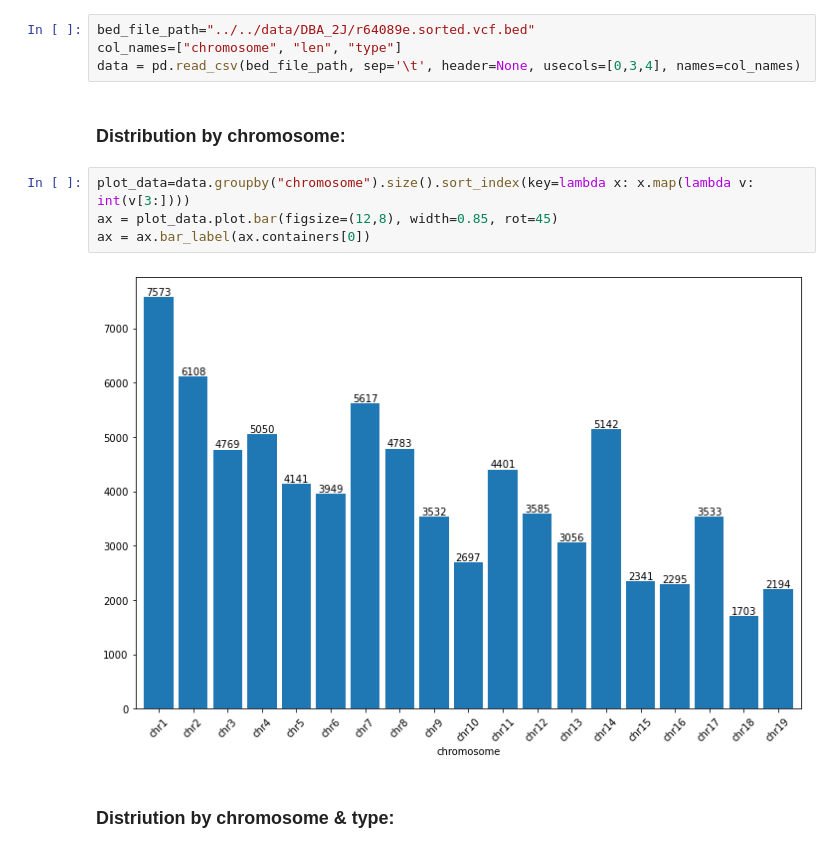
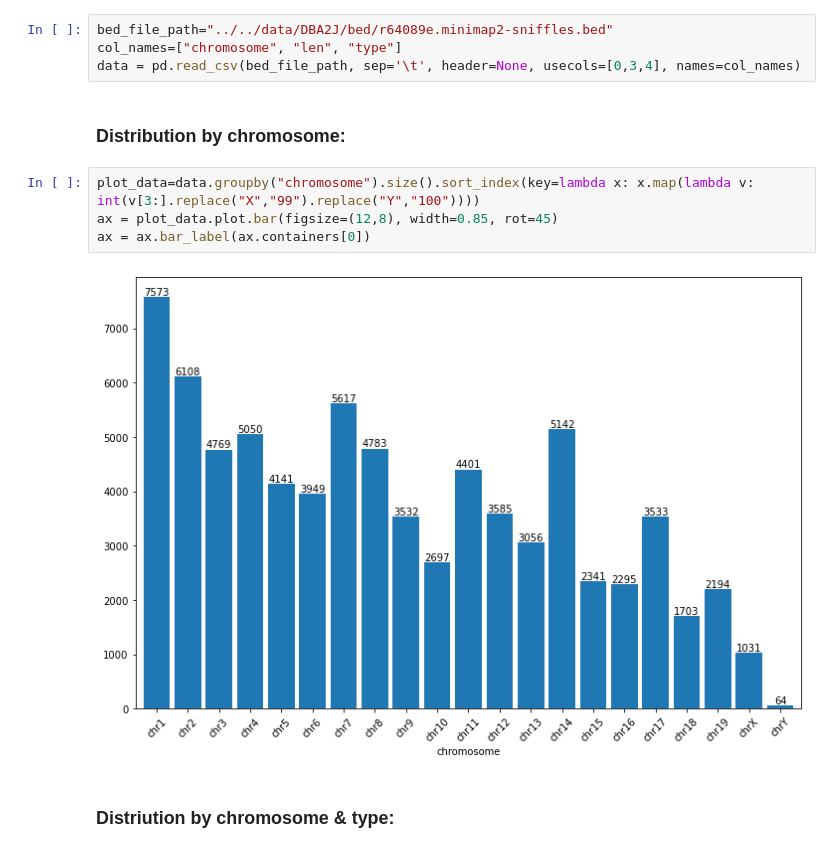
Before and after one commit to gariem/sv-code, a Jupyter notebook: sv-distribution.ipynb, the cells around one changed output. Saved outputs shown, nothing was run; the diff lists cells and outputs as text.

```diff
--- a/sv-distribution.ipynb
+++ b/sv-distribution.ipynb
@@ -4,17 +4,17 @@ import math as m
 from matplotlib import pyplot as plt
 import numpy
 # %%
-bed_file_path="../../data/DBA_2J/r64089e.sorted.vcf.bed"
+bed_file_path="../../data/DBA2J/bed/r64089e.minimap2-sniffles.bed"
 col_names=["chromosome", "len", "type"]
 data = pd.read_csv(bed_file_path, sep='\t', header=None, usecols=[0,3,4], names=col_names)
 # %% [markdown]
 ### Distribution by chromosome:
 # %%
-plot_data=data.groupby("chromosome").size().sort_index(key=lambda x: x.map(lambda v: int(v[3:])))
+plot_data=data.groupby("chromosome").size().sort_index(key=lambda x: x.map(lambda v: int(v[3:].replace("X","99").replace("Y","100"))))
 ax = plot_data.plot.bar(figsize=(12,8), width=0.85, rot=45)
 ax = ax.bar_label(ax.containers[0])
 # %% [output]
-[figure, old version]
+[figure, new version]
 # %% [markdown]
 ### Distriution by chromosome & type:
 # %%
```
Also changed, not shown: parts of 3 cells of this notebook, 2 other files.
